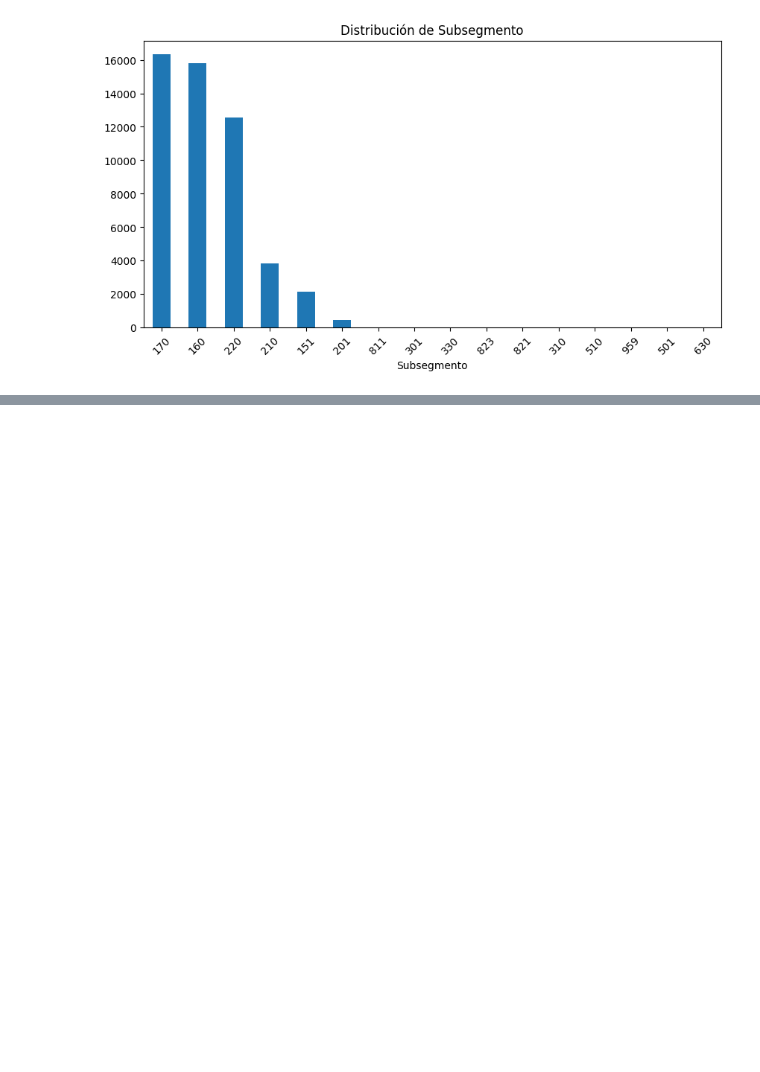
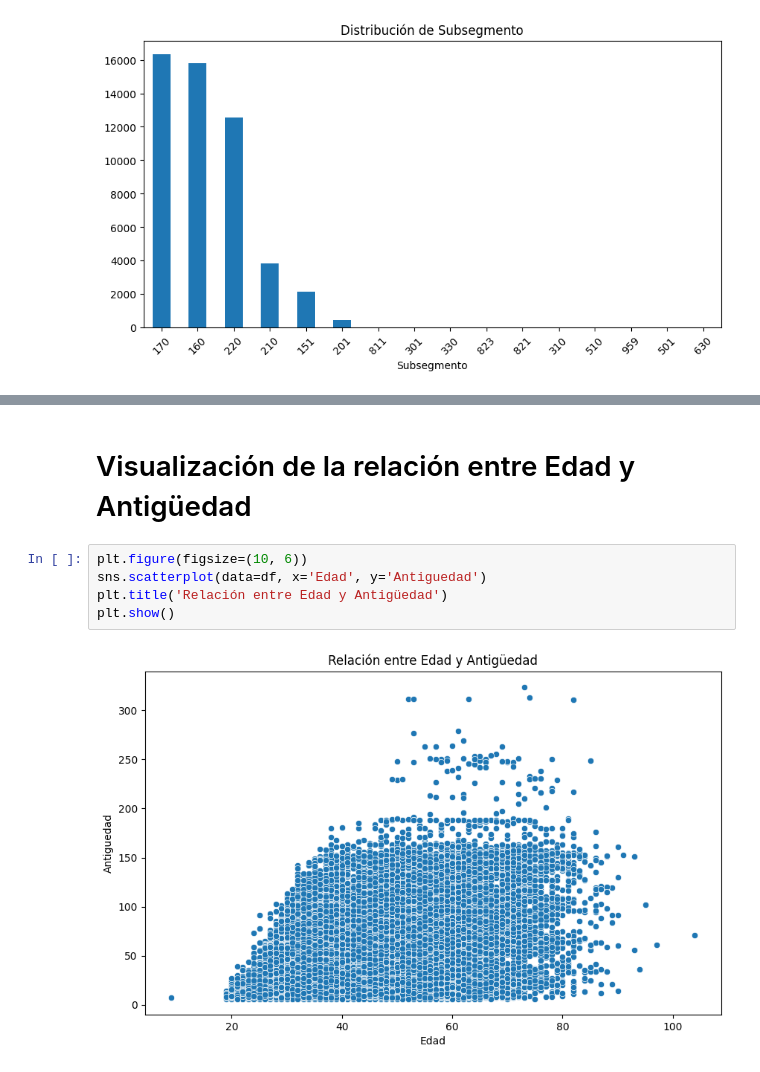
Before and after one commit to Perrogamer777/CasoBancoMonopoly-Dormammu, a Jupyter notebook: monopoly.ipynb, the cells around one changed output, grey strips where cells are left out. Drawn from its saved outputs; the diff is of its cells as text; blank space fills up the shorter version.

```diff
--- a/monopoly.ipynb
+++ b/monopoly.ipynb
@@ -165,0 +266,9 @@ for var in variables_categoricas:
+# %% [markdown]
+# Visualización de la relación entre Edad y Antigüedad
+# %%
+plt.figure(figsize=(10, 6))
+sns.scatterplot(data=df, x='Edad', y='Antiguedad')
+plt.title('Relación entre Edad y Antigüedad')
+plt.show()
+# %% [output]
+[figure, added]
```
Also changed, not shown: parts of 21 cells of this notebook, 1 other file.
